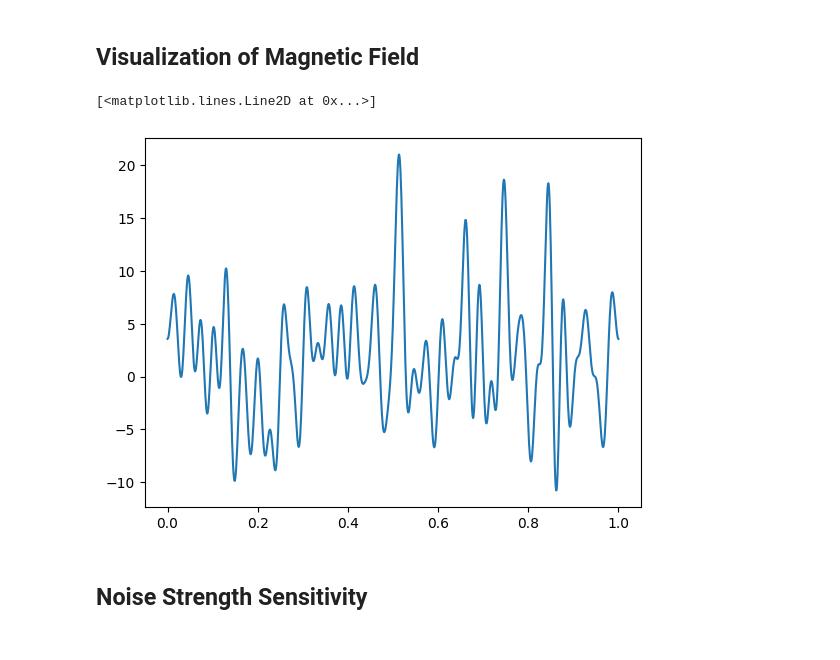
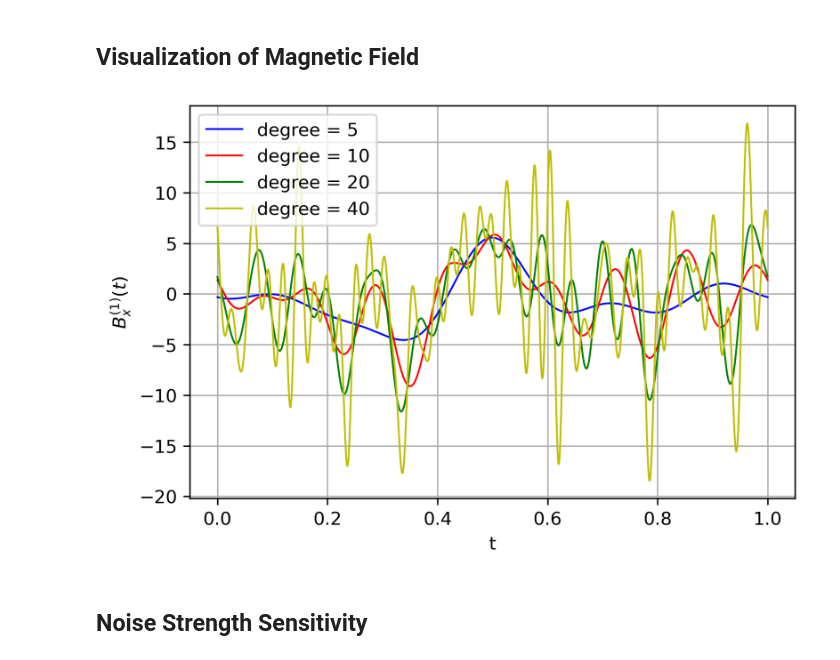
Before and after one commit to KristianWold/experimental-quantum-spectrum, a Jupyter notebook: notebooks/time_continous_liouvillian_optim/benchmarks/Precision Benchmark.ipynb, the cells around one changed output. Saved outputs shown, nothing was run; the diff lists cells and outputs as text; code cells hidden in the pictures.

```diff
--- a/notebooks/time_continous_liouvillian_optim/benchmarks/Precision Benchmark.ipynb
+++ b/notebooks/time_continous_liouvillian_optim/benchmarks/Precision Benchmark.ipynb
@@ -272,17 +286,15 @@ theta_sin = H_model.theta_sin.numpy().reshape(6,-1)
 theta_cos = H_model.theta_cos.numpy().reshape(6,-1)
 
 
-t = np.linspace(0, 1, 1000)
+t = np.linspace(0, 1, 10000)
 
-signal = 0
+signal2 = 0
 idx = 0
 for i, theta in enumerate(zip(theta_sin[idx])):
-    signal += theta*np.sin(2*np.pi*i*t)
+    signal2 += theta*np.sin(2*np.pi*i*t)
 
 for i, theta in enumerate(zip(theta_cos[idx])):
-    signal += theta*np.cos(2*np.pi*i*t)
-
-plt.plot(t, signal)
+    signal2 += theta*np.cos(2*np.pi*i*t)
 # %%
 tf.random.set_seed(42)
 np.random.seed(42)
@@ -293,17 +305,15 @@ theta_sin = H_model.theta_sin.numpy().reshape(6,-1)
 theta_cos = H_model.theta_cos.numpy().reshape(6,-1)
 
 
-t = np.linspace(0, 1, 1000)
+t = np.linspace(0, 1, 10000)
 
-signal = 0
+signal3 = 0
 idx = 0
 for i, theta in enumerate(zip(theta_sin[idx])):
-    signal += theta*np.sin(2*np.pi*i*t)
+    signal3 += theta*np.sin(2*np.pi*i*t)
 
 for i, theta in enumerate(zip(theta_cos[idx])):
-    signal += theta*np.cos(2*np.pi*i*t)
-
-plt.plot(t, signal)
+    signal3 += theta*np.cos(2*np.pi*i*t)
 # %%
 tf.random.set_seed(42)
 np.random.seed(42)
@@ -314,20 +324,29 @@ theta_sin = H_model.theta_sin.numpy().reshape(6,-1)
 theta_cos = H_model.theta_cos.numpy().reshape(6,-1)
 
 
-t = np.linspace(0, 1, 1000)
+t = np.linspace(0, 1, 10000)
 
-signal = 0
+signal4 = 0
 idx = 0
 for i, theta in enumerate(zip(theta_sin[idx])):
-    signal += theta*np.sin(2*np.pi*i*t)
+    signal4 += theta*np.sin(2*np.pi*i*t)
 
 for i, theta in enumerate(zip(theta_cos[idx])):
-    signal += theta*np.cos(2*np.pi*i*t)
-
-plt.plot(t, signal)
+    signal4 += theta*np.cos(2*np.pi*i*t)
-# %% [output]
-[<matplotlib.lines.Line2D at 0x...>]
-[figure, removed]
+# %%
+fig = plt.figure(figsize=(6,4), dpi = 300, facecolor='w', edgecolor='k')
+plt.plot(t, signal1, "b-", linewidth=1)
+plt.plot(t, signal2, "r-", linewidth=1)
+plt.plot(t, signal3, "g-", linewidth=1)
+plt.plot(t, signal4, "y-", linewidth=1)
+plt.xlabel("t")
+plt.ylabel("$B_x^{(1)}(t)$")
+plt.legend(["degree = 5", "degree = 10", "degree = 20", "degree = 40"])
+plt.grid()
+plt.savefig("figures/" + "bx_signal.pdf", bbox_inches='tight')
+plt.show()
+# %% [output]
+[figure, added]
 # %% [markdown]
 ## Noise Strength Sensitivity
 # %%
```
Also changed, not shown: parts of 6 cells of this notebook, 46 other files.
